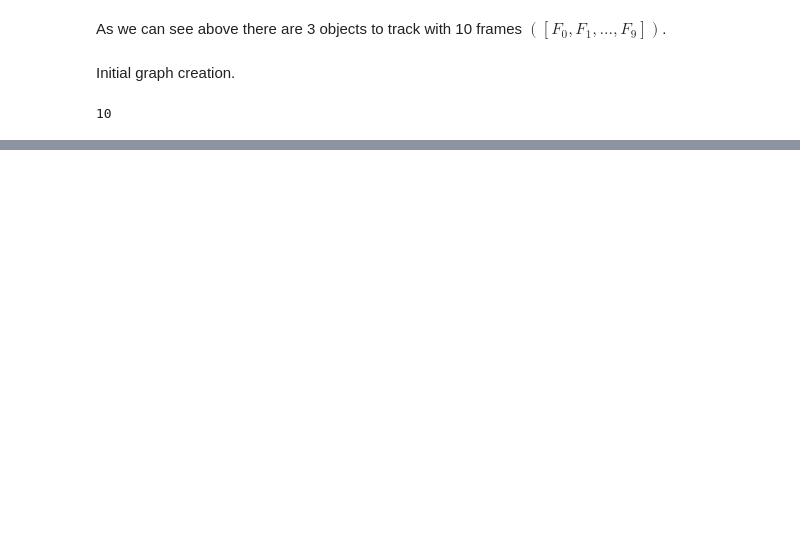
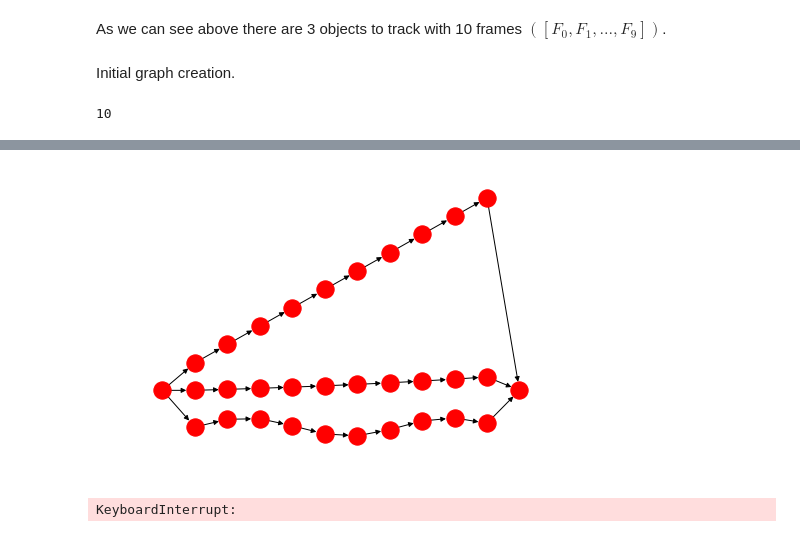
Before and after one commit to kolo-abb/Random-Scripts-And-Notes, a Jupyter notebook: Graph-Segmentation/object_tracking/ActiveColloidsTracking.ipynb, the cells around one changed output, grey strips where cells are left out. Cells and saved outputs as stored; diff of their text form; code cells hidden in the pictures; blank space fills up the shorter version.

```diff
--- a/Graph-Segmentation/object_tracking/ActiveColloidsTracking.ipynb
+++ b/Graph-Segmentation/object_tracking/ActiveColloidsTracking.ipynb
@@ -180,18 +181,18 @@ G = nx.DiGraph()
 # adding nodes
 for i in range(num_frames):
     frame_number = i
-    G.add_node((i, trace1[i], frame_number))
-    G.add_node((i, trace2[i], frame_number))
-    G.add_node((i, trace3[i], frame_number))
+    G.add_node((i, trace1[i], frame_number), pos=(i, trace1[i]))
+    G.add_node((i, trace2[i], frame_number), pos=(i, trace2[i]))
+    G.add_node((i, trace3[i], frame_number), pos=(i, trace3[i]))
 # %%
 # adding edges (arcs)
-d_max = 2
+d_max = 3
 for frame_number in range(num_frames - 1): # we set atributes for FF
     for vertex1 in vertices_from_ith_frame(G, frame_number):
         for vertex2 in vertices_from_ith_frame(G, frame_number + 1):
             if get_distance(vertex1, vertex2) < d_max:
-                cost = get_distance(vertex1, vertex2) / d_max
-                G.add_edge(vertex1, vertex2, capacity=1, cost=cost)
+                weight = get_distance(vertex1, vertex2) / d_max
+                G.add_edge(vertex1, vertex2, capacity=1, weight=weight)
 # %%
 get_num_frames(G)
 # %% [output]
@@ -217,13 +216,22 @@ print(G.edges)
 # %%
 # new nodes
 source = (-1,-1,-1)
-G.add_node(source) # source
+G.add_node(source, pos=(-1,1)) # source
 sink = (-2,-2,-2)
-G.add_node(sink) # sink
+G.add_node(sink, pos=(10,1)) # sink
 # %%
 # new edges
 for vertex in vertices_from_ith_frame(G, 0):
-    G.add_edge(source, vertex, capacity=1, cost=0)
+    G.add_edge(source, vertex, capacity=1, weight=0)
 
 for vertex in vertices_from_ith_frame(G, get_num_frames(G) - 1):
-    G.add_edge(vertex, sink, capacity=1, cost=0)
+    G.add_edge(vertex, sink, capacity=1, weight=0)
+# %%
+pos = nx.get_node_attributes(G,'pos')
+nx.draw(G, pos)
+# %% [output]
+[figure, added]
+# %%
+resultFlowDict = nx.max_flow_min_cost(G, source, sink, capacity='capacity', weight='weight')
+# %% [output]
+KeyboardInterrupt:
```
Also changed, not shown: parts of 7 cells of this notebook.
